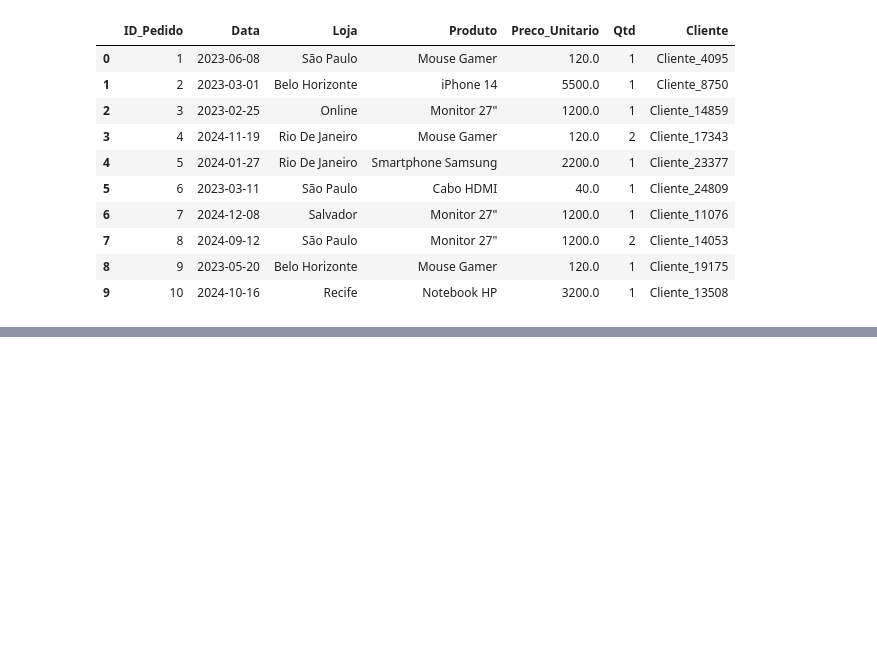
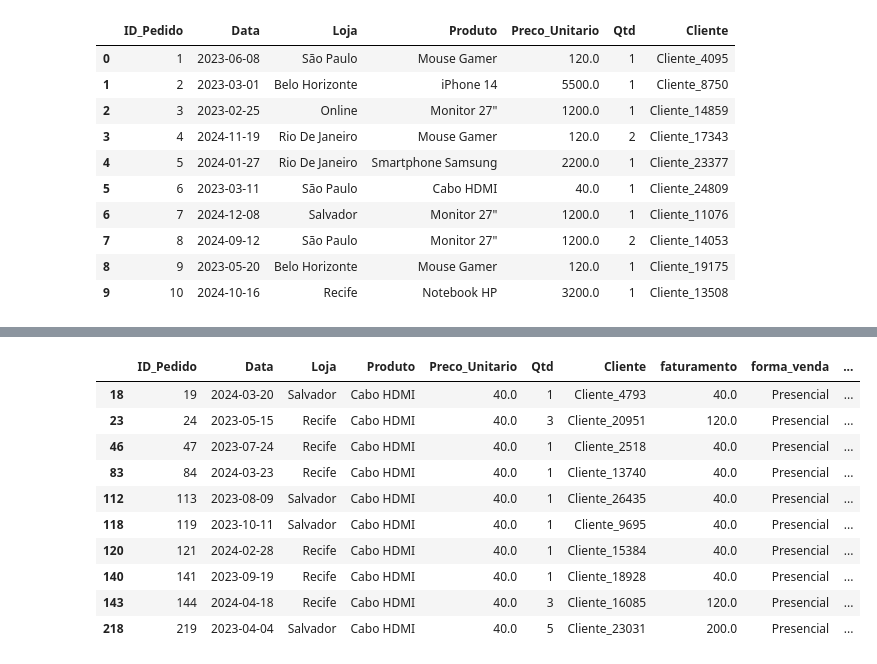
Before and after one commit to kauacomk123/vendas-tech, a Jupyter notebook: testePandas.ipynb, the cells around one changed output, grey strips where cells are left out. Saved outputs shown, nothing was run; the diff lists cells and outputs as text; code cells hidden in the pictures; blank space fills up the shorter version.

```diff
--- a/testePandas.ipynb
+++ b/testePandas.ipynb
@@ -39,0 +78,24 @@ display(df_analise.head(10))
+# %%
+df_filtrado = df_analise[
+    (df_analise['Produto'] == 'Cabo HDMI') &
+    (df_analise['regiao'] == 'Nordeste')
+]
+
+df_filtrado2 = df_analise[
+    (df_analise['Produto'] == 'Mouse Gamer') |
+    (df_analise['regiao'] == 'Nordeste')
+]
+display(df_filtrado.head(10))
+display(df_filtrado2.head(10))
+# %% [output]
+|  | ID_Pedido | Data | Loja | Produto | Preco_Unitario | Qtd | Cliente | faturamento | forma_venda | ... |
+| 18 | 19 | 2024-03-20 | Salvador | Cabo HDMI | 40.0 | 1 | Cliente_4793 | 40.0 | Presencial | ... |
+| 23 | 24 | 2023-05-15 | Recife | Cabo HDMI | 40.0 | 3 | Cliente_20951 | 120.0 | Presencial | ... |
+| 46 | 47 | 2023-07-24 | Recife | Cabo HDMI | 40.0 | 1 | Cliente_2518 | 40.0 | Presencial | ... |
+| 83 | 84 | 2024-03-23 | Recife | Cabo HDMI | 40.0 | 1 | Cliente_13740 | 40.0 | Presencial | ... |
+| 112 | 113 | 2023-08-09 | Salvador | Cabo HDMI | 40.0 | 1 | Cliente_26435 | 40.0 | Presencial | ... |
+| 118 | 119 | 2023-10-11 | Salvador | Cabo HDMI | 40.0 | 1 | Cliente_9695 | 40.0 | Presencial | ... |
+| 120 | 121 | 2024-02-28 | Recife | Cabo HDMI | 40.0 | 1 | Cliente_15384 | 40.0 | Presencial | ... |
+| 140 | 141 | 2023-09-19 | Recife | Cabo HDMI | 40.0 | 1 | Cliente_18928 | 40.0 | Presencial | ... |
+| 143 | 144 | 2024-04-18 | Recife | Cabo HDMI | 40.0 | 3 | Cliente_16085 | 120.0 | Presencial | ... |
+| 218 | 219 | 2023-04-04 | Salvador | Cabo HDMI | 40.0 | 5 | Cliente_23031 | 200.0 | Presencial | ... |
```
Also changed, not shown: parts of 5 cells of this notebook, 1 other file.
